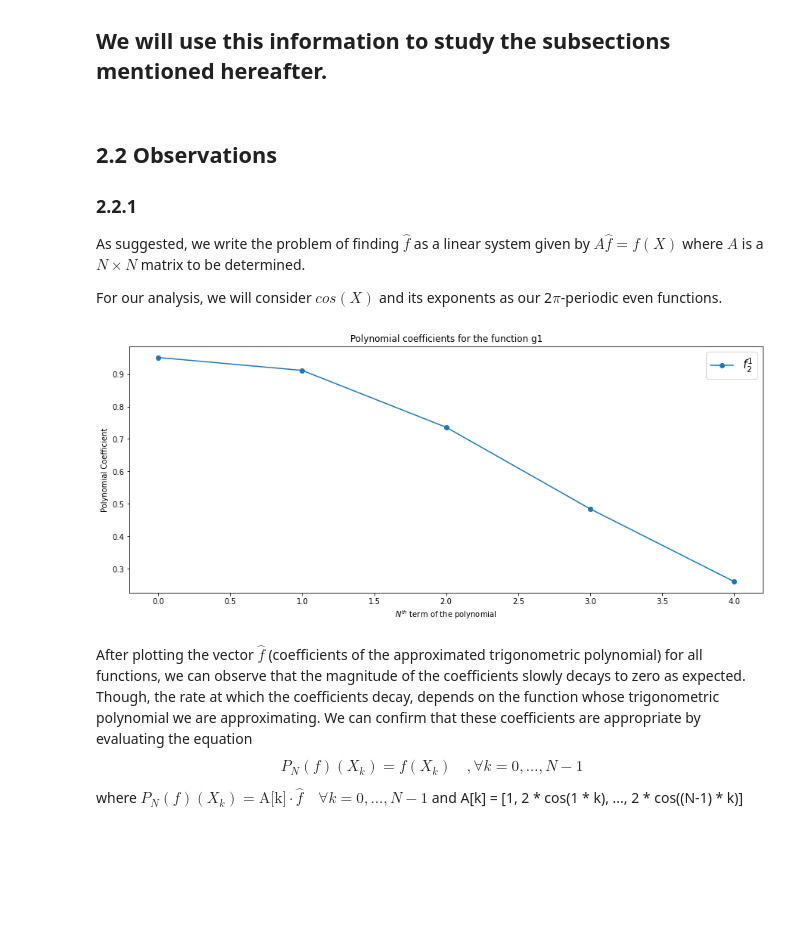
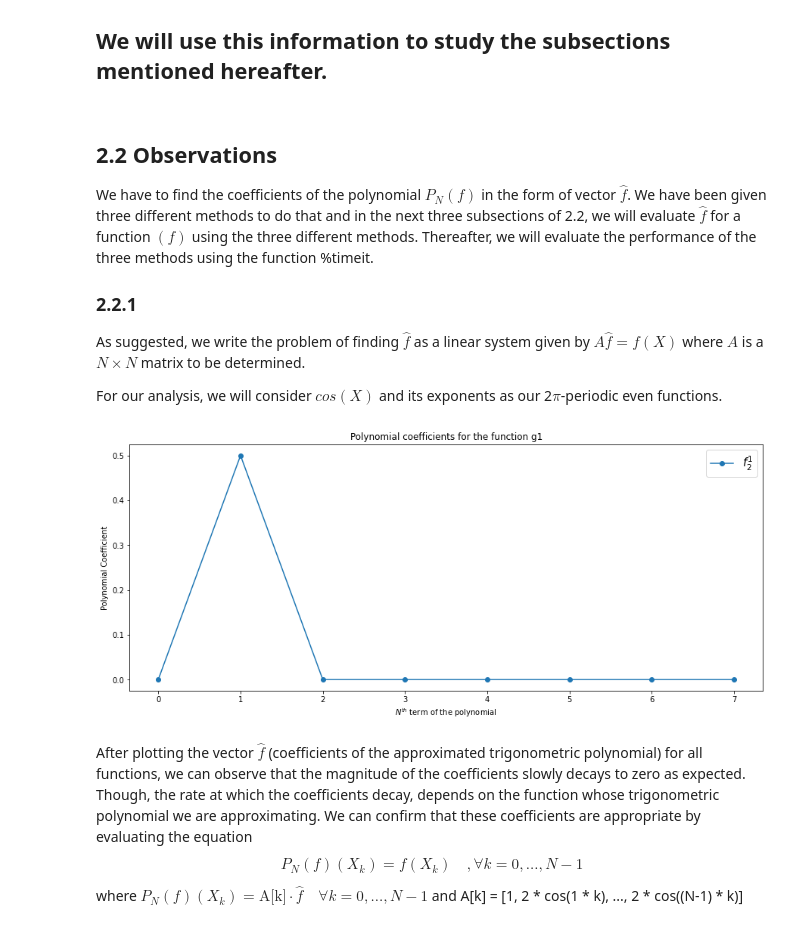
Before and after one commit to vrushank-agrawal/MAA106, a Jupyter notebook: MAA106 - project.ipynb, the cells around one changed output. Cells and saved outputs as stored; diff of their text form; code cells hidden in the pictures; blank space fills up the shorter version.

```diff
--- a/MAA106 - project.ipynb
+++ b/MAA106 - project.ipynb
@@ -225,6 +225,8 @@ $$
 We will use this information to study the subsections mentioned hereafter.
 # %% [markdown]
 <h2> 2.2 Observations </h2>
+
+We have to find the coefficients of the polynomial $P_N(f)$ in the form of vector $\hat{f}$. We have been given three different methods to do that and in the next three subsections of 2.2, we will evaluate $\hat{f}$ for a function $(f)$ using the three different methods. Thereafter, we will evaluate the performance of the three methods using the function %timeit.
 
 <h3> 2.2.1 </h3>
 
@@ -232,7 +234,7 @@ As suggested, we write the problem of finding $\hat{f}$ as a linear system given
 
 For our analysis, we will consider $cos(X)$ and its exponents as our 2$\pi$-periodic even functions.
 # %%
-N = 5                           # size of the matrix
+N = 8                           # size of the matrix
 
 
 def cos(x):
@@ -252,38 +254,37 @@ fX_vals = [ f2 ( (X_k(j, N) ) ) for j in range(N)]                  # intitializ
 
 def X_k(k, N):
     return (2*k + 1) / (2*N) * np.pi
 
 
 for j in range(N):
 
     # determining the matrix A
-    A[j] = [ 1 if k==0 else ( j * cos( (k * X_k(j, N)) ) ) for k in range(N) ]
+    A[j] = [ 1 if k == 0 else ( 2 * cos( (k * X_k(j, N)) ) ) for k in range(N) ]
 
     # print(A[j])
 
 
 f_hat = scipy.linalg.solve(A, fX_vals)                               # initializing polynomial coefficients for several functions
 
-# # debugging function to check validity of the the matrix A
+# debugging function to check validity of the matrix A
 
-# vals = np.dot(A, f_hat)
+# vals = np.dot( np.linalg.inv(A), fX_vals )
 
 # print(vals)
 # print(fX_vals)
-
 
 tabk = np.arange(0, N)
 
 plt.figure(figsize=( 15, 6))
 plt.plot( tabk, f_hat, marker = 'o', label=f'$f_{2}^{2*i + 1}$')
 plt.legend(fontsize='15', loc='upper right')
 plt.title(f'Polynomial coefficients for the function g1')
 plt.yscale('linear')
 plt.xlabel('$N^{th}$ term of the polynomial')
 plt.ylabel('Polynomial Coefficient')
 plt.show()
 # %% [output]
-[figure, old version]
+[figure, new version]
 # %% [markdown]
 After plotting the vector $\hat{f}$ (coefficients of the approximated trigonometric polynomial) for all functions, we can observe that the magnitude of the coefficients slowly decays to zero as expected. Though, the rate at which the coefficients decay, depends on the function whose trigonometric polynomial we are approximating. We can confirm that these coefficients are appropriate by evaluating the equation $$ P_N(f)(X_k) = f(X_k) \quad , \forall k = 0, ..., N-1 $$
 
```
Also changed, not shown: parts of 2 cells of this notebook.
